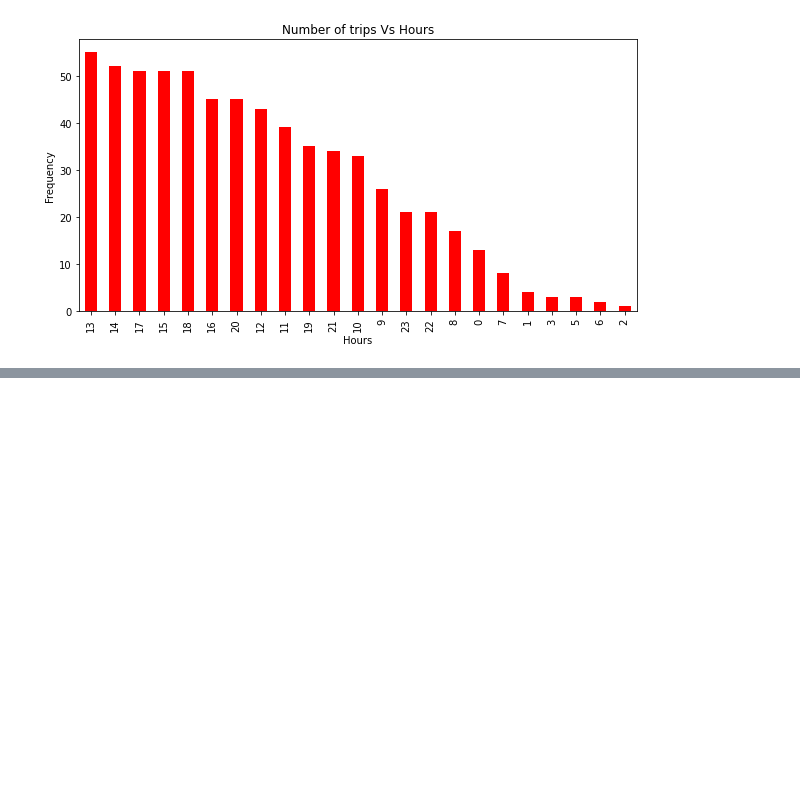
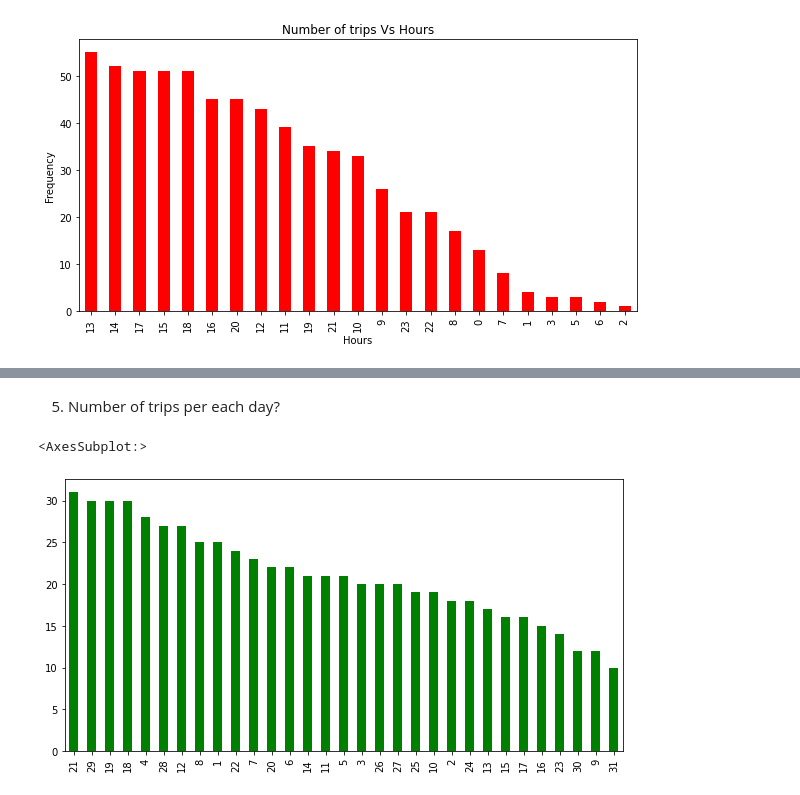
Before and after one commit to Abhi-aka-rup/Data-Scientist, a Jupyter notebook: Project 2 - Uber Data Analysis/ubder-data-analysis.ipynb, the cells around one changed output, grey strips where cells are left out. Saved outputs shown, nothing was run; the diff lists cells and outputs as text; code cells hidden in the pictures; blank space fills up the shorter version.

```diff
--- a/Project 2 - Uber Data Analysis/ubder-data-analysis.ipynb
+++ b/Project 2 - Uber Data Analysis/ubder-data-analysis.ipynb
@@ -126,0 +141,7 @@ Text(0.5, 1.0, 'Number of trips Vs Hours')
+# %% [markdown]
+5. Number of trips per each day?
+# %%
+data['DAY'].value_counts().plot(kind='bar', color='green', figsize=(10, 5))
+# %% [output]
+<AxesSubplot:>
+[figure, added]
```
Also changed, not shown: parts of 8 cells of this notebook.
